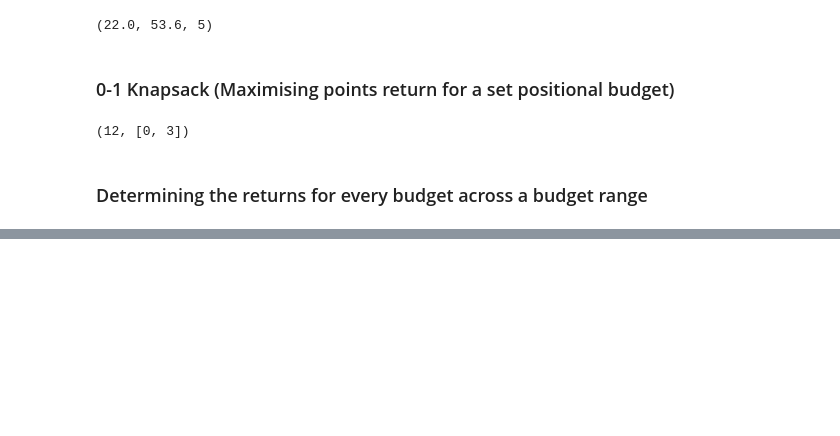
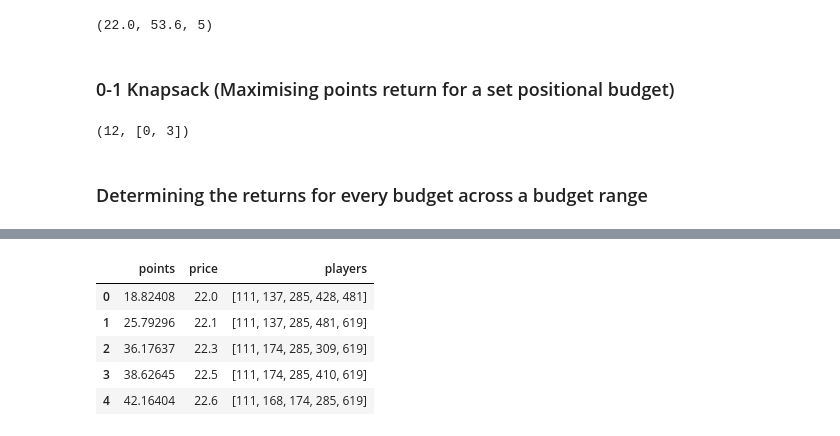
Before and after one commit to cyrilmichino/fantasy-premier-league, a Jupyter notebook: teamchoice.ipynb, the cells around one changed output, grey strips where cells are left out. Saved outputs shown, nothing was run; the diff lists cells and outputs as text; code cells hidden in the pictures; blank space fills up the shorter version.

```diff
--- a/teamchoice.ipynb
+++ b/teamchoice.ipynb
@@ -161,0 +181,13 @@ returns = chooseplayers(df=predictions,position='MID')
+# %%
+midfielders = pd.DataFrame(chooseplayers(df=predictions,position='MID'),columns=['price','points','players'])
+midfielders = midfielders.groupby(by='points').min()
+midfielders = midfielders.reset_index()
+midfielders = midfielders[midfielders.points != float('-inf')]
+midfielders.head()
+# %% [output]
+|  | points | price | players |
+| 0 | 18.82408 | 22.0 | [111, 137, 285, 428, 481] |
+| 1 | 25.79296 | 22.1 | [111, 137, 285, 481, 619] |
+| 2 | 36.17637 | 22.3 | [111, 174, 285, 309, 619] |
+| 3 | 38.62645 | 22.5 | [111, 174, 285, 410, 619] |
+| 4 | 42.16404 | 22.6 | [111, 168, 174, 285, 619] |
```
Also changed, not shown: parts of 5 cells of this notebook.
